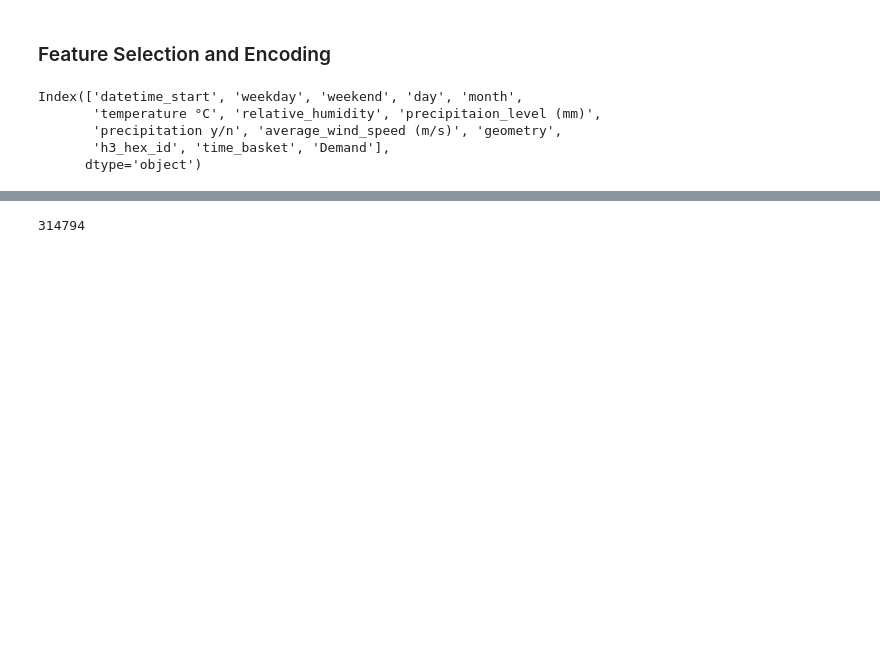
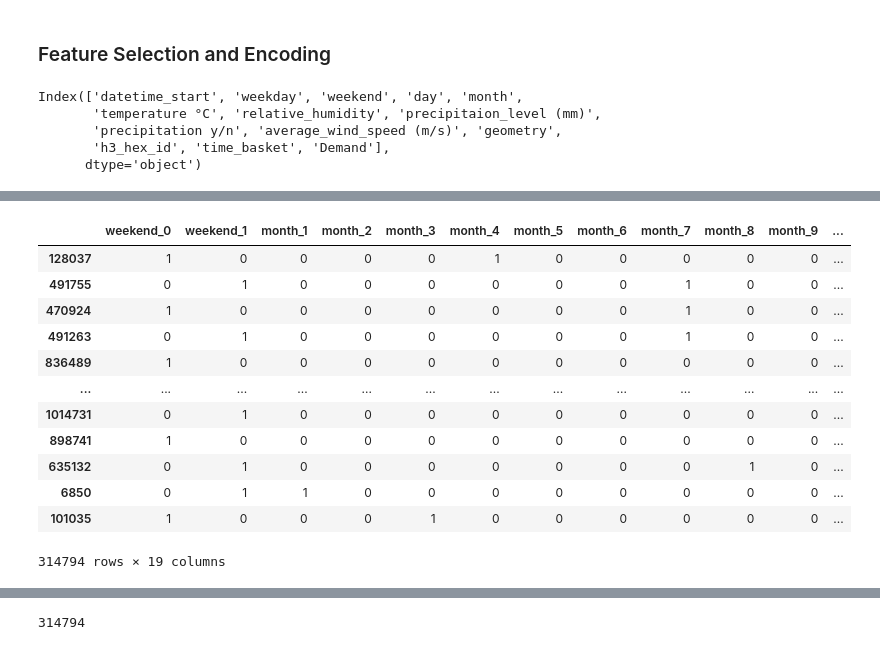
Before and after one commit to ey96/CallABike_Analytics, a Jupyter notebook: AAA_Task4.ipynb, the cells around one changed output, grey strips where cells are left out. Drawn from its saved outputs; the diff is of its cells as text; code cells hidden in the pictures; blank space fills up the shorter version.

```diff
--- a/AAA_Task4.ipynb
+++ b/AAA_Task4.ipynb
@@ -225,0 +259,2 @@ y = demand_prediction_sample['Demand']
+# %%
+X['h3_hex_id'] = X['h3_hex_id'].astype('category')
@@ -228,13 +301,20 @@ y = demand_prediction_sample['Demand']
 #category values:
 #The basic strategy is to convert each category value into a new column and assign a 1 or 0 (True/False) value to the column.
 #This has the benefit of not weighting a value improperly.
-X_categoric = pd.get_dummies(X, columns = ['weekend', 'month', 'h3_hex_id', 'time_basket'])
+X_onehot_encoded_features = X[['weekend', 'month',  'time_basket']]
+X_onehot_encoded_features = pd.get_dummies(X_onehot_encoded_features, columns = ['weekend', 'month',  'time_basket'])
+
+#since one hot encoding would generate too many columns for the feature 'h3_hex_id', we use binary encoding here
+be = ce.BinaryEncoder()
+X_binary_encoded_hexagons = be.fit_transform(X[['h3_hex_id']])
+
+X_categoric = np.concatenate([X_binary_encoded_hexagons, X_onehot_encoded_features], axis=1)
 X_categoric = np.asarray(X_categoric)
+
 #numeric values:
 scaler = StandardScaler()
 X_numeric = X[['temperature °C', 'relative_humidity','precipitaion_level (mm)',
                #'average_wind_speed (m/s)'
               ]]
 X_numeric = scaler.fit_transform(X_numeric)
-#X_numeric = X_numeric.astype(np.float)
 X_numeric = np.asarray(X_numeric)
@@ -240,0 +337,16 @@ X_numeric = np.asarray(X_numeric)
+# %%
+X_onehot_encoded_features
+# %% [output]
+|  | weekend_0 | weekend_1 | month_1 | month_2 | month_3 | month_4 | month_5 | month_6 | month_7 | month_8 | month_9 | ... |
+| 128037 | 1 | 0 | 0 | 0 | 0 | 1 | 0 | 0 | 0 | 0 | 0 | ... |
+| 491755 | 0 | 1 | 0 | 0 | 0 | 0 | 0 | 0 | 1 | 0 | 0 | ... |
+| 470924 | 1 | 0 | 0 | 0 | 0 | 0 | 0 | 0 | 1 | 0 | 0 | ... |
+| 491263 | 0 | 1 | 0 | 0 | 0 | 0 | 0 | 0 | 1 | 0 | 0 | ... |
+| 836489 | 1 | 0 | 0 | 0 | 0 | 0 | 0 | 0 | 0 | 0 | 0 | ... |
+| ... | ... | ... | ... | ... | ... | ... | ... | ... | ... | ... | ... | ... |
+| 1014731 | 0 | 1 | 0 | 0 | 0 | 0 | 0 | 0 | 0 | 0 | 0 | ... |
+| 898741 | 1 | 0 | 0 | 0 | 0 | 0 | 0 | 0 | 0 | 0 | 0 | ... |
+| 635132 | 0 | 1 | 0 | 0 | 0 | 0 | 0 | 0 | 0 | 1 | 0 | ... |
+| 6850 | 0 | 1 | 1 | 0 | 0 | 0 | 0 | 0 | 0 | 0 | 0 | ... |
+| 101035 | 1 | 0 | 0 | 0 | 1 | 0 | 0 | 0 | 0 | 0 | 0 | ... |
+314794 rows × 19 columns
```
Also changed, not shown: parts of 21 cells of this notebook.
